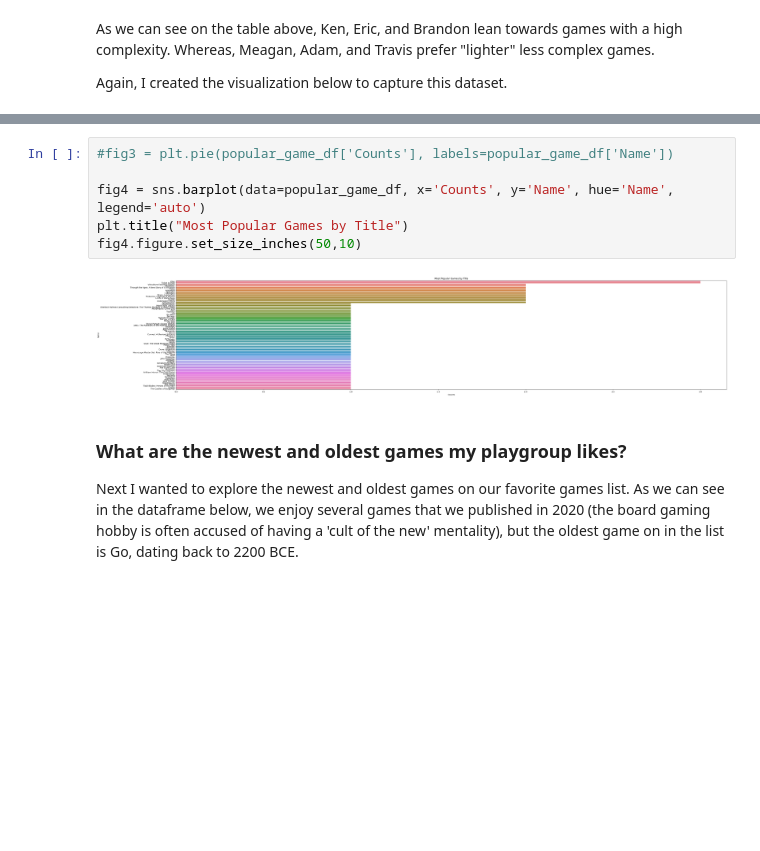
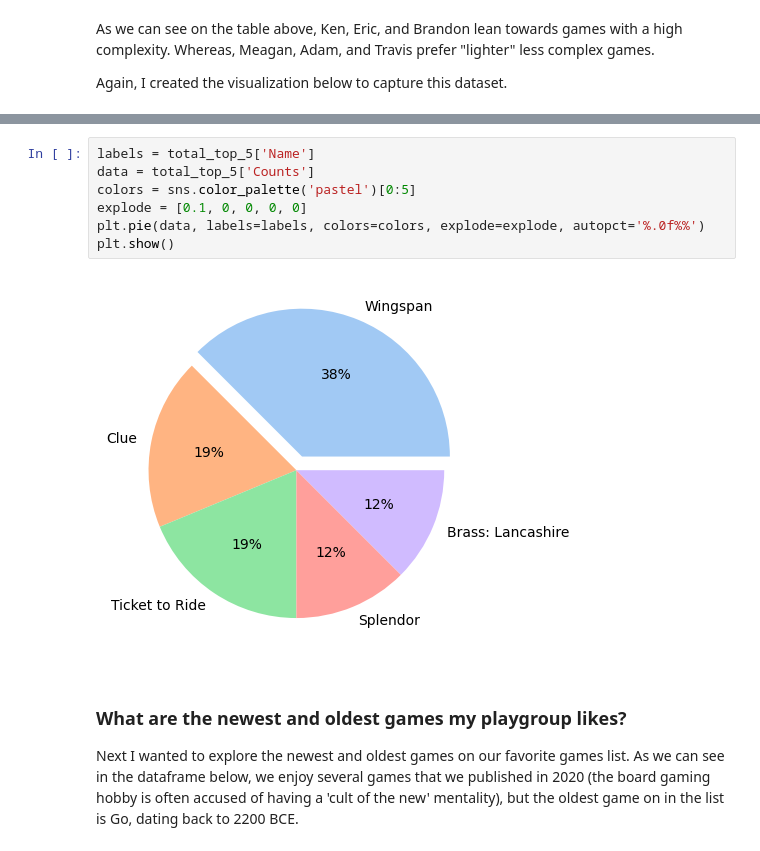
Before and after one commit to SquireGreene/CodeYou---Board-Game-Project, a Jupyter notebook: DataInvestigation.ipynb, the cells around one changed output, grey strips where cells are left out. Drawn from its saved outputs; the diff is of its cells as text; blank space fills up the shorter version.

Commit message:
Updated to a pie chart

```diff
--- a/DataInvestigation.ipynb
+++ b/DataInvestigation.ipynb
@@ -138,11 +132,12 @@ Next, I wanted to create a visualization that showed the popularity fo each game
-# %%
-#fig3 = plt.pie(popular_game_df['Counts'], labels=popular_game_df['Name'])
-
-fig4 = sns.barplot(data=popular_game_df, x='Counts', y='Name', hue='Name', legend='auto')
-plt.title("Most Popular Games by Title")
-fig4.figure.set_size_inches(50,10)
-# %% [output]
-[figure, removed]
+# %%
+labels = total_top_5['Name']
+data = total_top_5['Counts']
+colors = sns.color_palette('pastel')[0:5]
+explode = [0.1, 0, 0, 0, 0]
+plt.pie(data, labels=labels, colors=colors, explode=explode, autopct='%.0f%%')
+plt.show()
+# %% [output]
+[figure, added]
 # %% [markdown]
 ### What are the newest and oldest games my playgroup likes?
 
```
Also changed, not shown: parts of 10 cells of this notebook.
